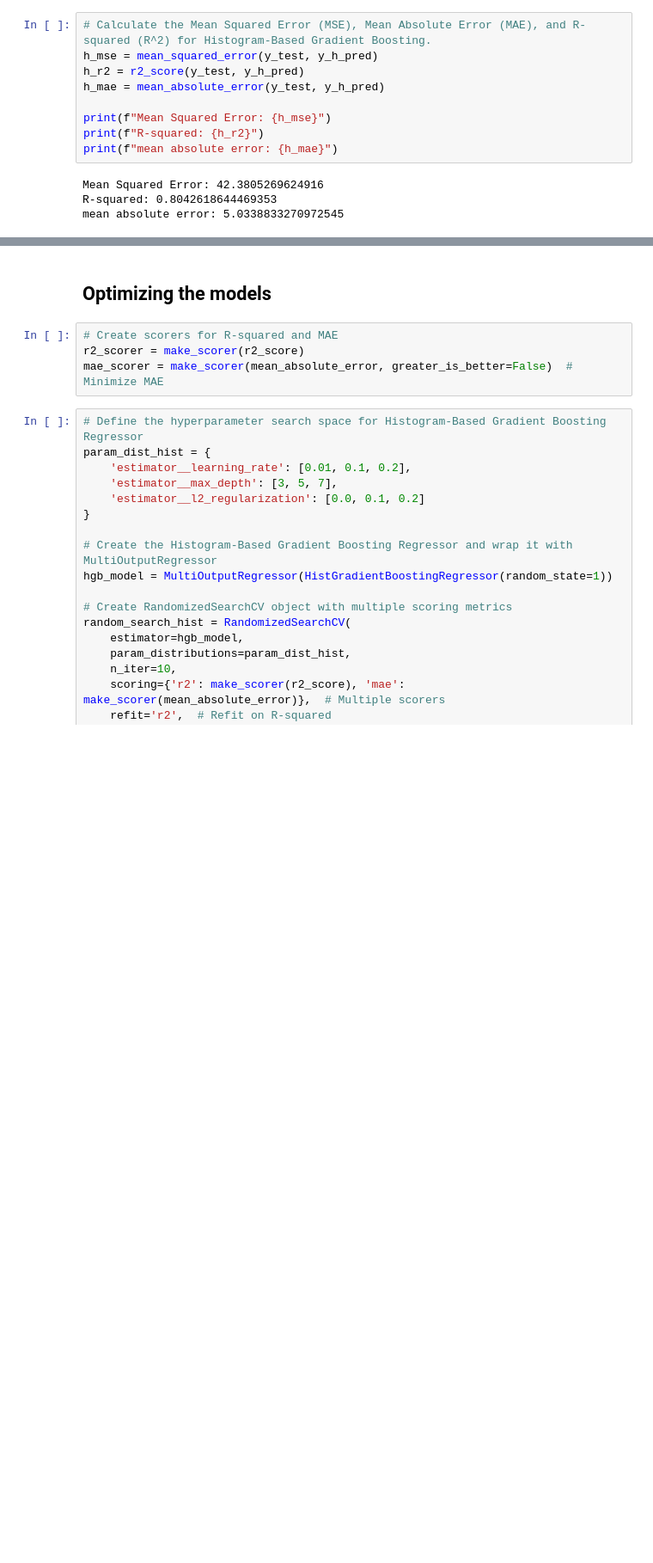
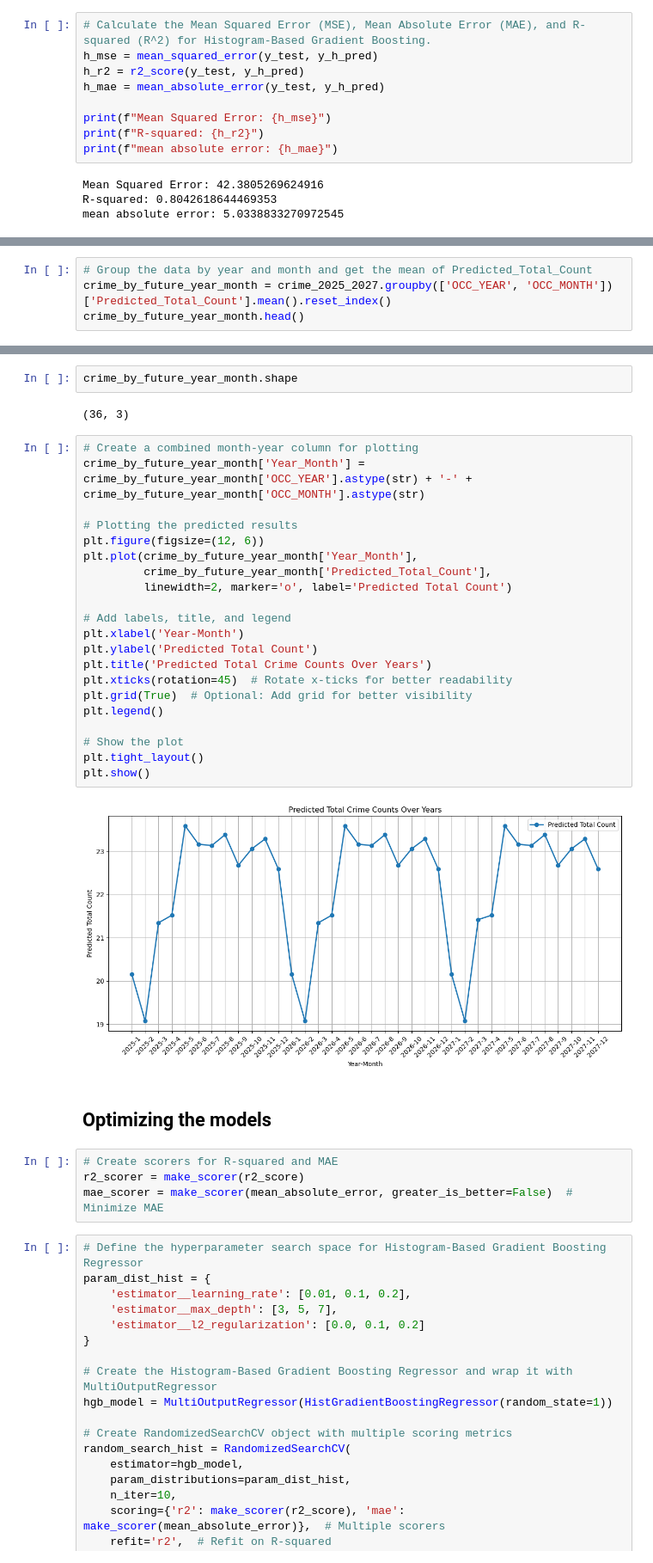
Before and after one commit to bhanotlavanya/Project_4_Crime_Prediction, a Jupyter notebook: crime_data_2.ipynb, the cells around one changed output, grey strips where cells are left out. Shown at 86% size. Drawn from its saved outputs; the diff is of its cells as text; blank space fills up the shorter version.

```diff
--- a/crime_data_2.ipynb
+++ b/crime_data_2.ipynb
@@ -496,0 +702,4 @@ mean absolute error: 5.0338833270972545
+# %%
+# Group the data by year and month and get the mean of Predicted_Total_Count
+crime_by_future_year_month = crime_2025_2027.groupby(['OCC_YEAR', 'OCC_MONTH'])['Predicted_Total_Count'].mean().reset_index()
+crime_by_future_year_month.head()
@@ -497,3 +713,30 @@ mean absolute error: 5.0338833270972545
+# %%
+crime_by_future_year_month.shape
+# %% [output]
+(36, 3)
+# %%
+# Create a combined month-year column for plotting
+crime_by_future_year_month['Year_Month'] = crime_by_future_year_month['OCC_YEAR'].astype(str) + '-' + crime_by_future_year_month['OCC_MONTH'].astype(str)
+
+# Plotting the predicted results
+plt.figure(figsize=(12, 6))
+plt.plot(crime_by_future_year_month['Year_Month'],
+         crime_by_future_year_month['Predicted_Total_Count'],
+         linewidth=2, marker='o', label='Predicted Total Count')
+
+# Add labels, title, and legend
+plt.xlabel('Year-Month')
+plt.ylabel('Predicted Total Count')
+plt.title('Predicted Total Crime Counts Over Years')
+plt.xticks(rotation=45)  # Rotate x-ticks for better readability
+plt.grid(True)  # Optional: Add grid for better visibility
+plt.legend()
+
+# Show the plot
+plt.tight_layout()
+plt.show()
+# %% [output]
+[figure, added]
 # %% [markdown]
 ## Optimizing the models
 # %%
```
Also changed, not shown: parts of 17 cells of this notebook.
